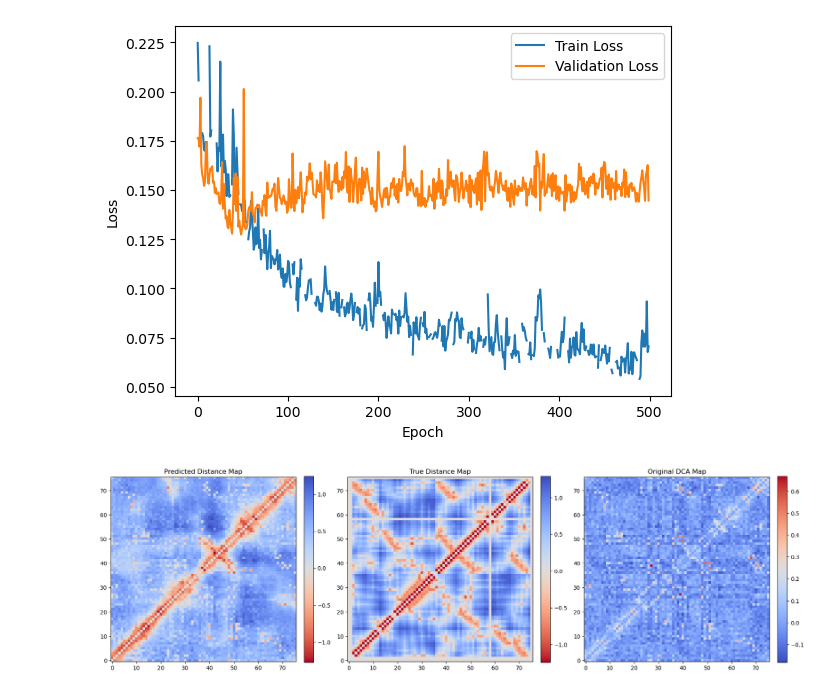
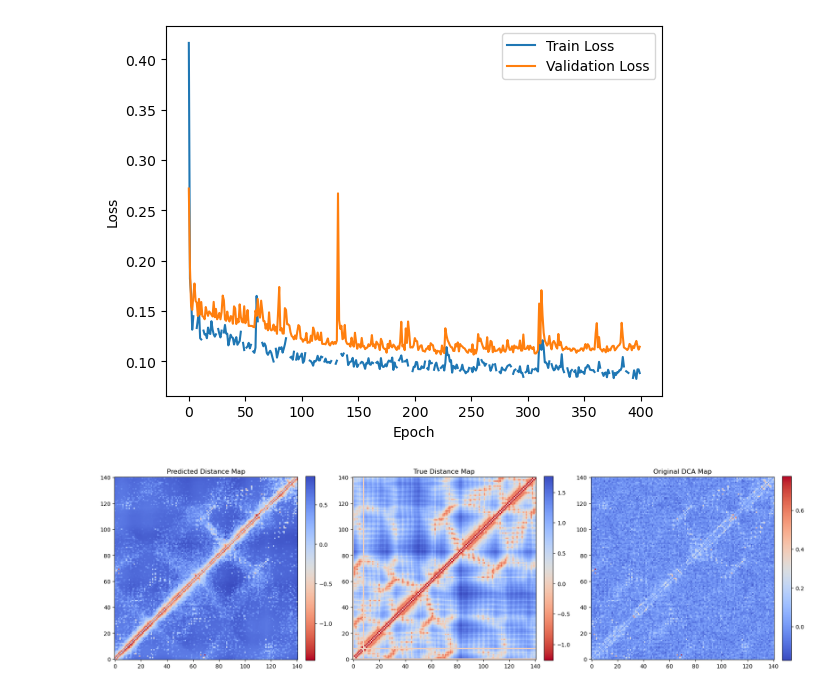
Before and after one commit to Fabiog17/Internship, a Jupyter notebook: Idea_of_a_GNN.ipynb, the cells around one changed output. Drawn from its saved outputs; the diff is of its cells as text; code cells hidden in the pictures.

```diff
--- a/Idea_of_a_GNN.ipynb
+++ b/Idea_of_a_GNN.ipynb
@@ -248,13 +248,14 @@ device= torch.device('cuda' if torch.cuda.is_available() else 'cpu')
 #Create model
 model = EdgeGNN(node_in_ch=16, edge_in_ch=1, edge_out_ch=1, GNN_layers=7)
 model = model.to(device)
-loss_fn = torch.nn.HuberLoss()  ##controllare parametri
+loss_fn = torch.nn.HuberLoss()  ##controllare parametri, valore medio sul grafo o da un valore diverso ad ogni edge? In tal modo quelle grosse sonon molto più pesanti e rilevanti (dividere per numero do edge???)
+#vedere sec'e un  modo per meedialre la loss sugli edge (moduli di torch geometric o torch scatter)
 optimizer = torch.optim.Adam(model.parameters(), lr=0.01)
 
 
 train_losses = []
 val_losses = []
-for epoch in range(100):
+for epoch in range(400):
 
     model.train()
     train_loss = 0
@@ -338,7 +339,7 @@ plt.xlabel("Epoch")
 plt.ylabel("Loss")
 plt.show()
 # %% [output]
-[figure, old version]
+[figure, new version]
 # %%
 def graph_to_matrix(data, values):
     num_nodes = data.x.shape[0]
@@ -349,38 +350,38 @@ def graph_to_matrix(data, values):
 
     return mat
 # %%
-loader = DataLoader([train_loader.dataset[10]], batch_size=1)
-#loader = DataLoader([test_data[3]], batch_size=1)
+#loader = DataLoader([train_loader.dataset[2]], batch_size=1)
+loader = DataLoader([test_data[6]], batch_size=1)
 batch = next(iter(loader)).to(device)
 
 with torch.no_grad():
     _, pred_dist = model(batch)
 
 pred_dist = pred_dist.squeeze()
 
 pred_dist_map = graph_to_matrix(batch, pred_dist.cpu())
 true_dist_map = graph_to_matrix(batch, batch.y.cpu())
 original_dca_map = graph_to_matrix(batch, batch.edge_attr.cpu())
 
 
 fig, axes = plt.subplots(1, 3, figsize=(18, 6))  # 1 row, 3 columns
 
 # --- Predicted Distance Map ---
 im0 = axes[0].imshow(pred_dist_map, cmap='coolwarm_r', origin='lower')
 axes[0].set_title("Predicted Distance Map")
 plt.colorbar(im0, ax=axes[0], fraction=0.046, pad=0.04)
 
 # --- True Distance Map ---
 im1 = axes[1].imshow(true_dist_map, cmap='coolwarm_r', origin='lower')
 axes[1].set_title("True Distance Map")
 plt.colorbar(im1, ax=axes[1], fraction=0.046, pad=0.04)
 
 # --- Original DCA Map ---
 im2 = axes[2].imshow(original_dca_map, cmap='coolwarm', origin='lower')
 axes[2].set_title("Original DCA Map")
 plt.colorbar(im2, ax=axes[2], fraction=0.046, pad=0.04)
 
 plt.tight_layout()
 plt.show()
 # %% [output]
-[figure, old version]
+[figure, new version]
```
Also changed, not shown: parts of 3 cells of this notebook, 51 other files.
